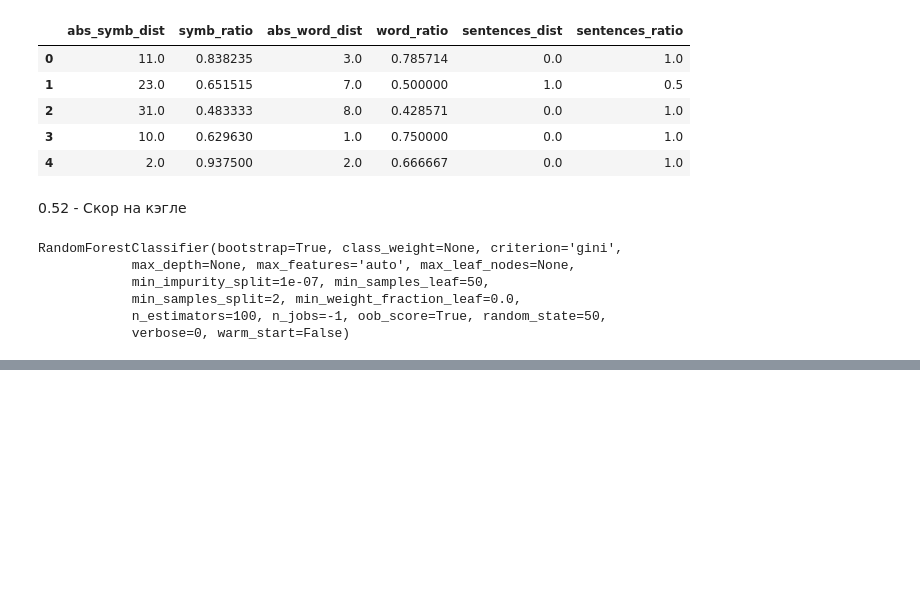
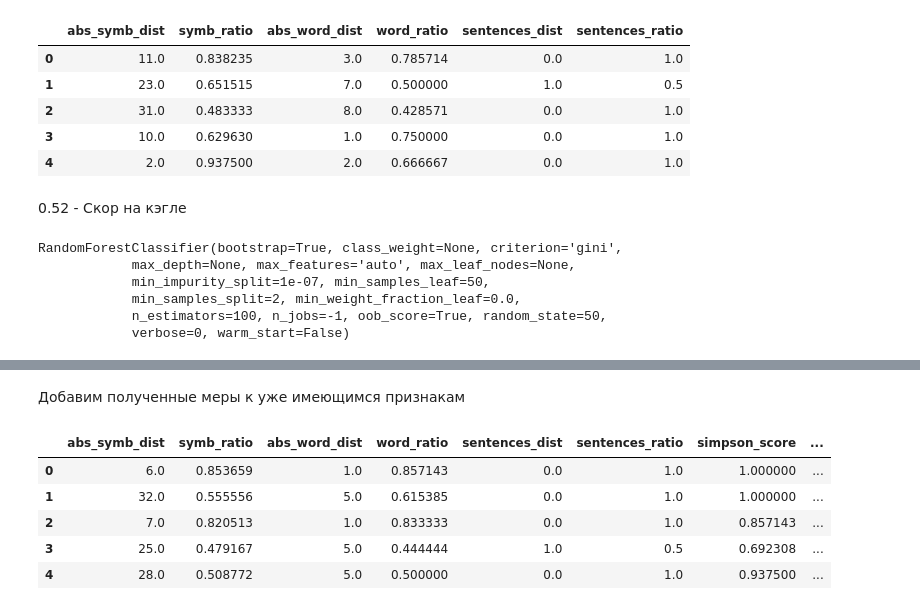
Before and after one commit to swoopyy/minor-proj, a Jupyter notebook: EDA-refactored.ipynb, the cells around one changed output, grey strips where cells are left out. Saved outputs shown, nothing was run; the diff lists cells and outputs as text; code cells hidden in the pictures; blank space fills up the shorter version.

```diff
--- a/EDA-refactored.ipynb
+++ b/EDA-refactored.ipynb
@@ -581,0 +622,27 @@ def text_to_wordlist(text, remove_stopwords=False, stem_words=False):
+# %%
+v_num = (m_q1[:, ix_unigrams] > 0).minimum((m_q2[:, ix_unigrams] > 0)).sum(axis=1)
+v_den = (m_q1[:, ix_unigrams] > 0).maximum((m_q2[:, ix_unigrams] > 0)).sum(axis=1)
+djaccar_score = np.array(v_num.flatten()).astype(np.float32)[0, :]/np.array(v_den.flatten())[0, :]
+# %%
+v_num = 2 * (m_q1[:, ix_unigrams] > 0).minimum((m_q2[:, ix_bigrams] > 0)).sum(axis=1)
+v_den = ((m_q1[:, ix_unigrams] > 0) + (m_q2[:, ix_unigrams] > 0)).sum(axis=1)
+serensen_score = np.array(v_num.flatten()).astype(np.float32)[0, :]/np.array(v_den.flatten())[0, :]
+# %%
+v_num = (m_q1[:, ix_unigrams] > 0).minimum((m_q2[:, ix_unigrams] > 0)).sum(axis=1)
+v_den = np.minimum((m_q1[:, ix_unigrams] > 0).sum(axis=1), (m_q2[:, ix_unigrams] > 0).sum(axis=1))
+simpson_score = np.array(v_num.flatten()).astype(np.float32)[0, :]/np.array(v_den.flatten())[0, :]
+# %% [markdown]
+Добавим полученные меры к уже имеющимся признакам
+# %%
+X_train['simpson_score'] = simpson_score
+X_train['serensen_score'] = serensen_score
+X_train['djaccar_score'] = djaccar_score
+# %%
+X_train.head()
+# %% [output]
+|  | abs_symb_dist | symb_ratio | abs_word_dist | word_ratio | sentences_dist | sentences_ratio | simpson_score | ... |
+| 0 | 6.0 | 0.853659 | 1.0 | 0.857143 | 0.0 | 1.0 | 1.000000 | ... |
+| 1 | 32.0 | 0.555556 | 5.0 | 0.615385 | 0.0 | 1.0 | 1.000000 | ... |
+| 2 | 7.0 | 0.820513 | 1.0 | 0.833333 | 0.0 | 1.0 | 0.857143 | ... |
+| 3 | 25.0 | 0.479167 | 5.0 | 0.444444 | 1.0 | 0.5 | 0.692308 | ... |
+| 4 | 28.0 | 0.508772 | 5.0 | 0.500000 | 0.0 | 1.0 | 0.937500 | ... |
```
Also changed, not shown: parts of 52 cells of this notebook, 1 other file.
